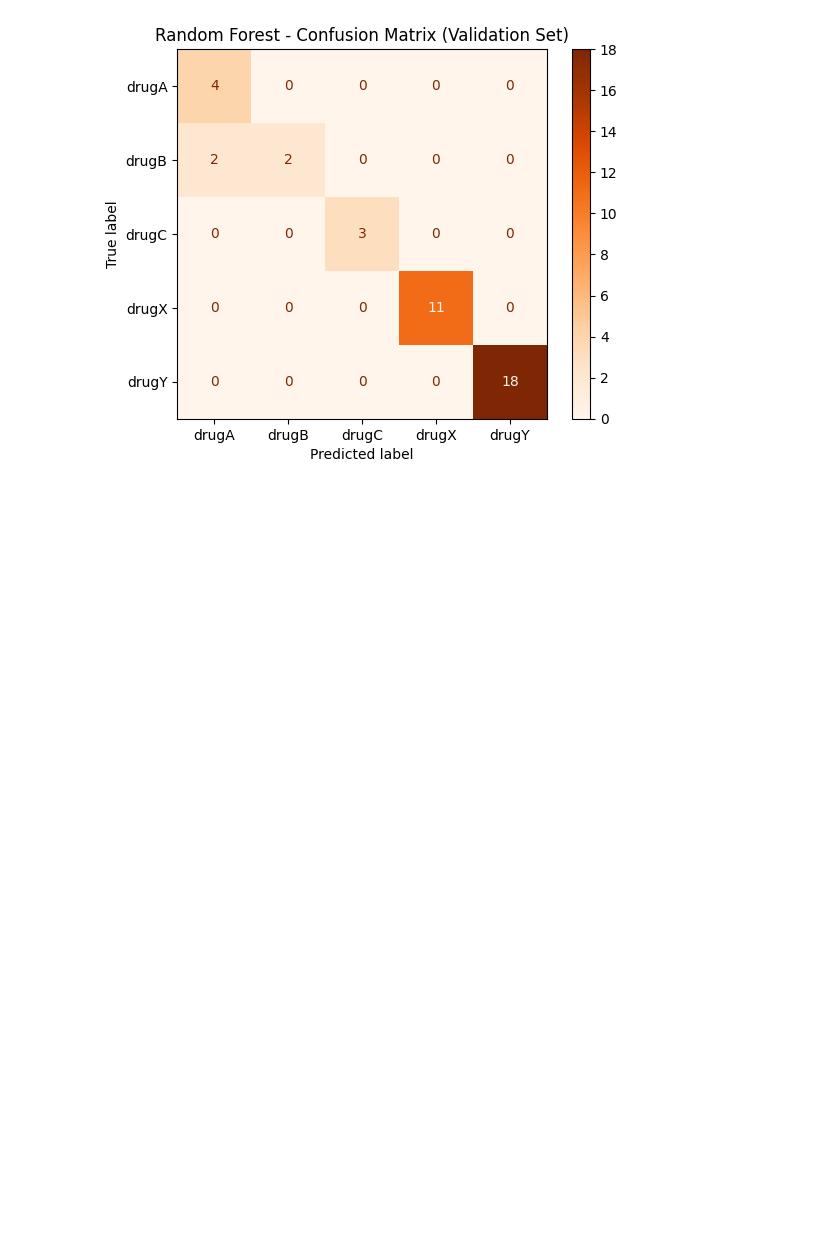
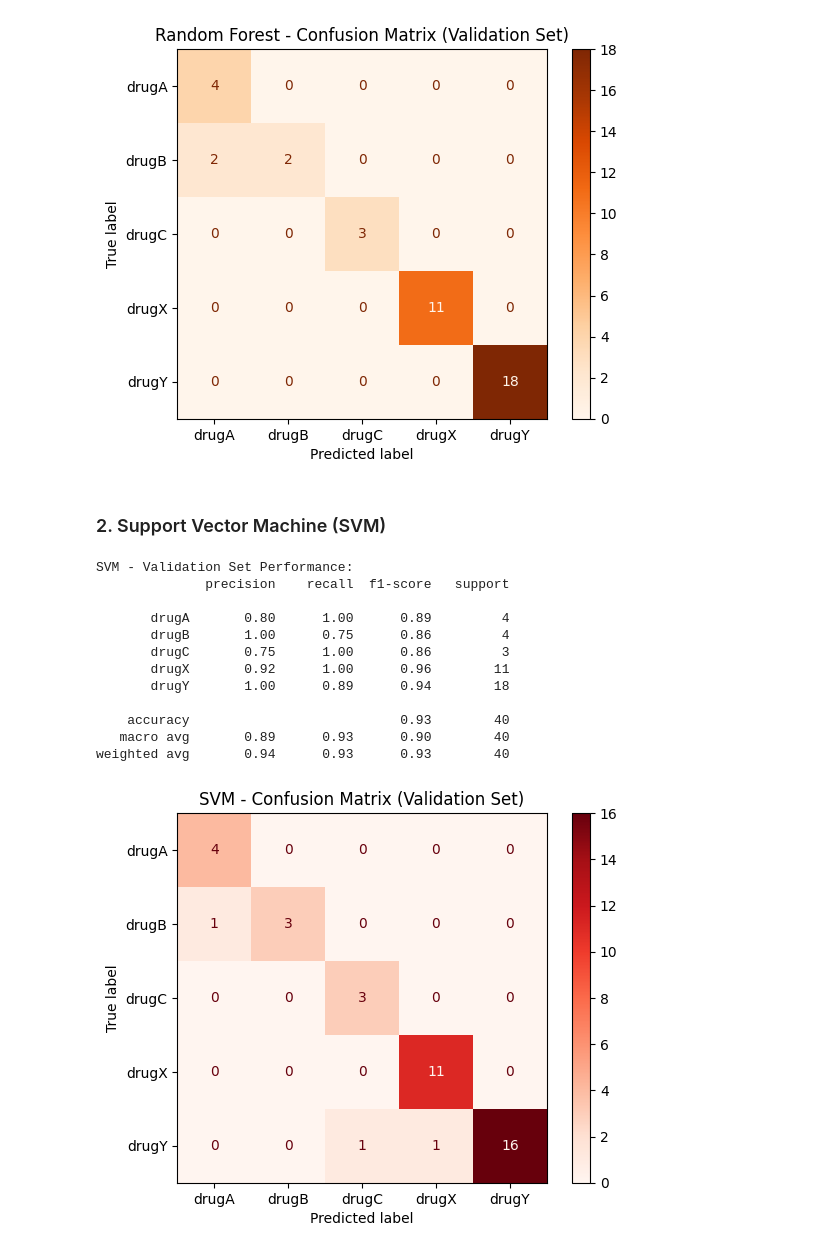
Before and after one commit to saadkhan710/Drug_Classification, a Jupyter notebook: Drug_ML.ipynb, the cells around one changed output. Drawn from its saved outputs; the diff is of its cells as text; code cells hidden in the pictures; blank space fills up the shorter version.

Commit message:
Add Support Vector Machine

```diff
--- a/Drug_ML.ipynb
+++ b/Drug_ML.ipynb
@@ -670,3 +670,49 @@ Random Forest - Validation Set Performance:
    macro avg       0.93      0.90      0.89        40
 weighted avg       0.97      0.95      0.95        40
 [figure]
+# %% [markdown]
+### 2. Support Vector Machine (SVM)
+# %%
+from sklearn.svm import SVC
+from sklearn.metrics import classification_report, confusion_matrix, ConfusionMatrixDisplay
+import matplotlib.pyplot as plt
+
+
+# Initialize and train the model
+svm = SVC(
+    kernel='rbf',
+    C=1.0,
+    gamma='scale',
+    class_weight='balanced',
+    random_state=42,
+    probability=True
+)
+svm.fit(X_train_prepared, y_train)
+
+# Predict on validation set
+y_val_pred = svm.predict(X_val_prepared)
+
+# Evaluate
+print("SVM - Validation Set Performance:")
+print(classification_report(y_val, y_val_pred))
+
+# Confusion Matrix
+cm = confusion_matrix(y_val, y_val_pred)
+disp = ConfusionMatrixDisplay(confusion_matrix=cm, display_labels=svm.classes_)
+disp.plot(cmap='Reds')  # Red to distinguish from other models
+plt.title("SVM - Confusion Matrix (Validation Set)")
+plt.show()
+# %% [output]
+SVM - Validation Set Performance:
+              precision    recall  f1-score   support
+
+       drugA       0.80      1.00      0.89         4
+       drugB       1.00      0.75      0.86         4
+       drugC       0.75      1.00      0.86         3
+       drugX       0.92      1.00      0.96        11
+       drugY       1.00      0.89      0.94        18
+
+    accuracy                           0.93        40
+   macro avg       0.89      0.93      0.90        40
+weighted avg       0.94      0.93      0.93        40
+[figure, added]
```
Also changed, not shown: parts of 1 cell of this notebook.
